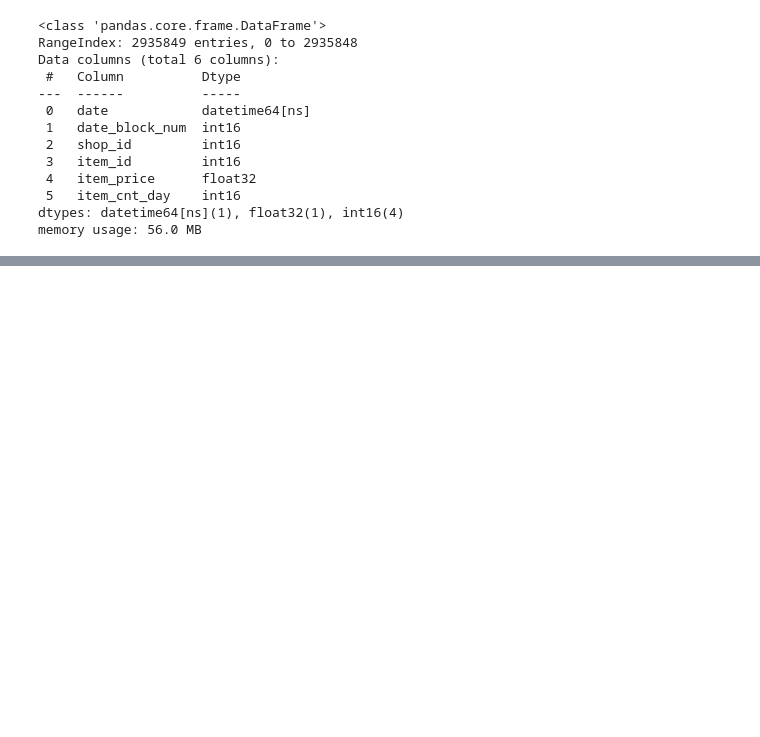
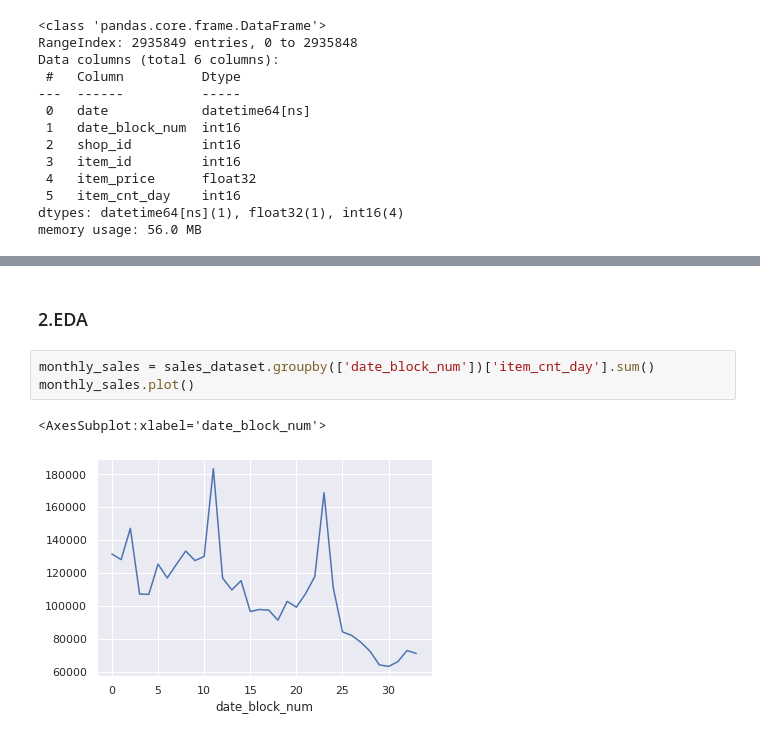
Before and after one commit to chaitsugale/Predict_Future_Sale, a Jupyter notebook: predict-future-sales-2022.ipynb, the cells around one changed output, grey strips where cells are left out. Drawn from its saved outputs; the diff is of its cells as text; blank space fills up the shorter version.

```diff
--- a/predict-future-sales-2022.ipynb
+++ b/predict-future-sales-2022.ipynb
@@ -441,0 +206,8 @@ plt.show()
+# %% [markdown]
+### 2.EDA
+# %%
+monthly_sales = sales_dataset.groupby(['date_block_num'])['item_cnt_day'].sum()
+monthly_sales.plot()
+# %% [output]
+<AxesSubplot:xlabel='date_block_num'>
+[figure, added]
```
Also changed, not shown: parts of 59 cells of this notebook.
